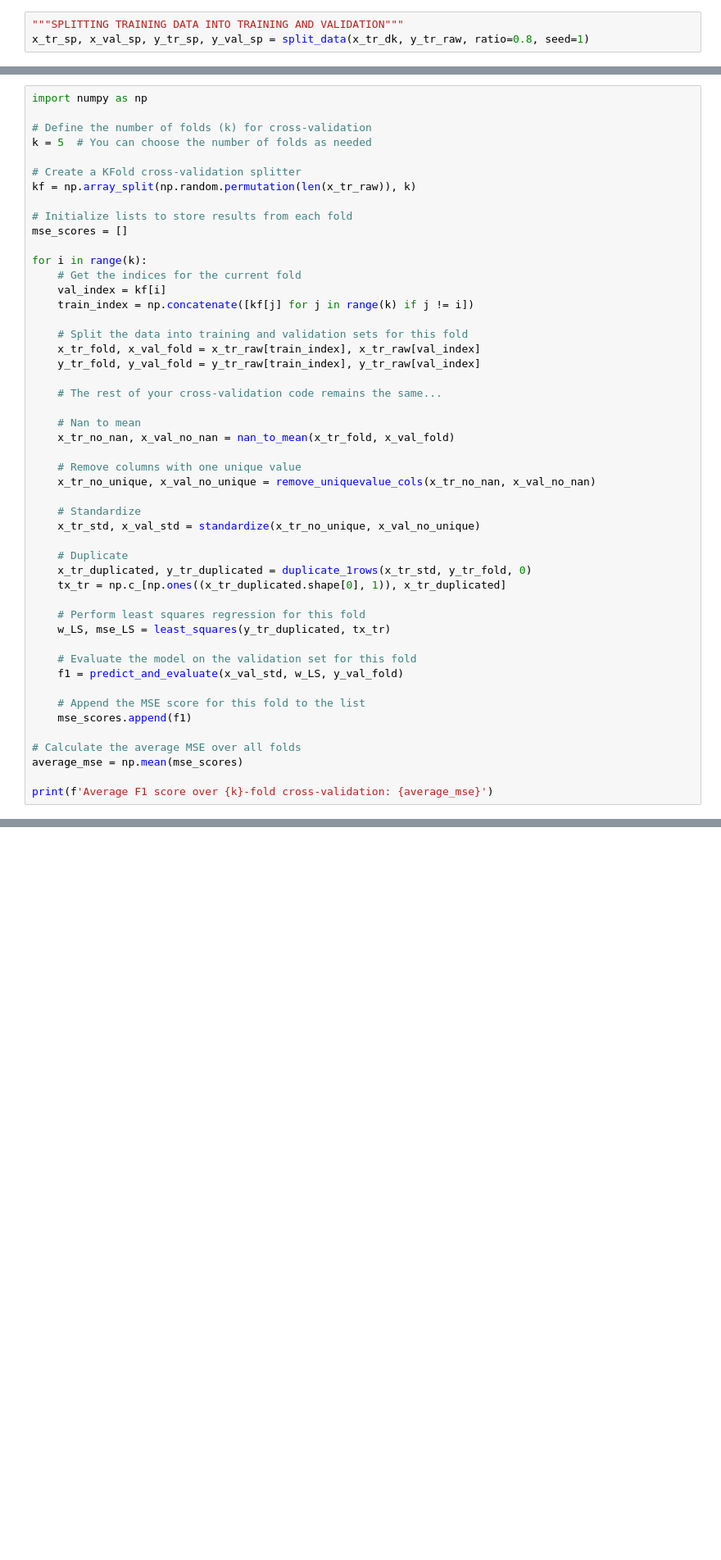
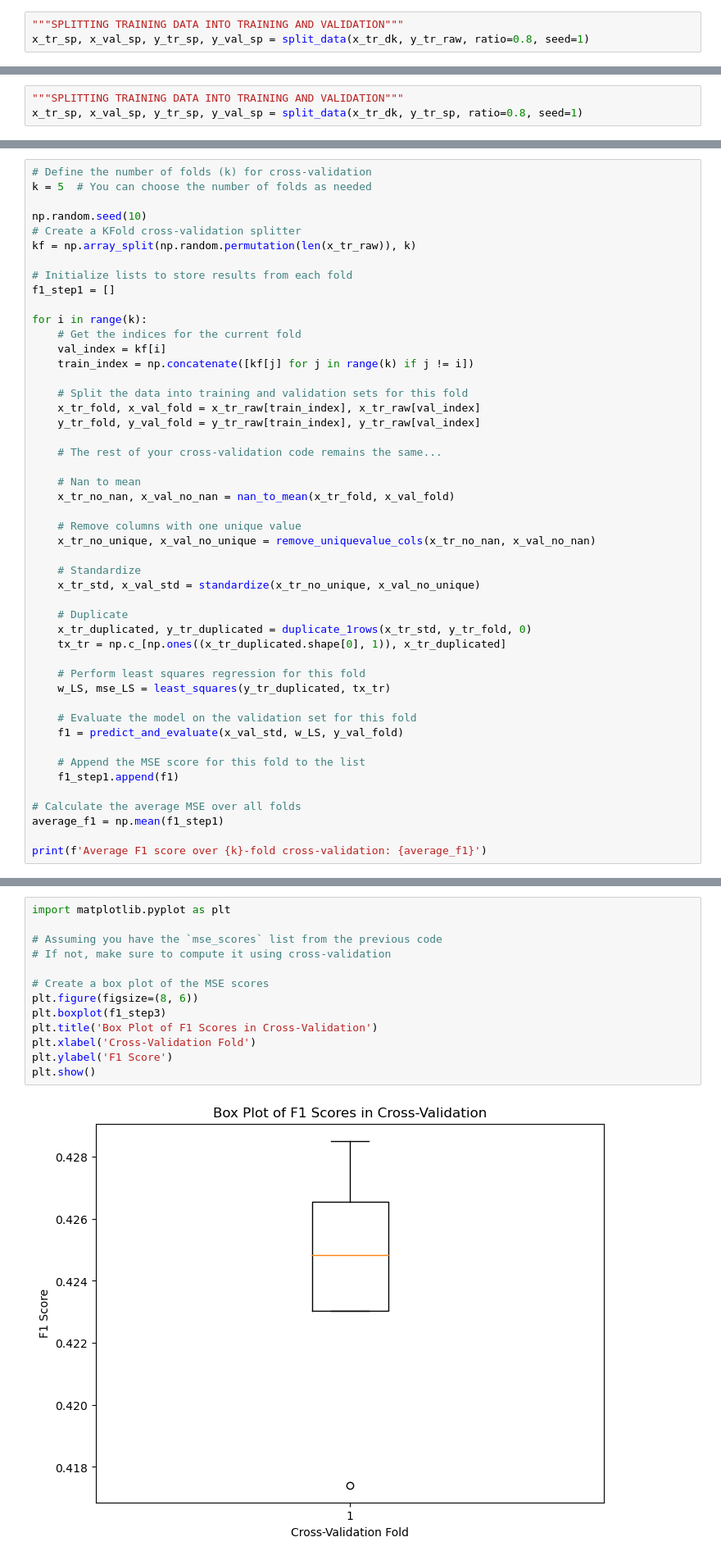
Before and after one commit to epfml/ml-project-1-apashe, a Jupyter notebook: plots.ipynb, the cells around one changed output, grey strips where cells are left out. Shown at 82% size. Drawn from its saved outputs; the diff is of its cells as text; blank space fills up the shorter version.

```diff
--- a/plots.ipynb
+++ b/plots.ipynb
@@ -29,0 +290,3 @@ x_tr_sp, x_val_sp, y_tr_sp, y_val_sp = split_data(x_tr_dk, y_tr_raw, ratio=0.8,
+# %%
+"""SPLITTING TRAINING DATA INTO TRAINING AND VALIDATION"""
+x_tr_sp, x_val_sp, y_tr_sp, y_val_sp = split_data(x_tr_dk, y_tr_sp, ratio=0.8, seed=1)
@@ -30,14 +358,13 @@ x_tr_sp, x_val_sp, y_tr_sp, y_val_sp = split_data(x_tr_dk, y_tr_raw, ratio=0.8,
 # %%
-import numpy as np
-
 # Define the number of folds (k) for cross-validation
 k = 5  # You can choose the number of folds as needed
 
+np.random.seed(10)
 # Create a KFold cross-validation splitter
 kf = np.array_split(np.random.permutation(len(x_tr_raw)), k)
 
 # Initialize lists to store results from each fold
-mse_scores = []
+f1_step1 = []
 
 for i in range(k):
     # Get the indices for the current fold
@@ -70,10 +397,10 @@ for i in range(k):
     f1 = predict_and_evaluate(x_val_std, w_LS, y_val_fold)
 
     # Append the MSE score for this fold to the list
-    mse_scores.append(f1)
+    f1_step1.append(f1)
 
 # Calculate the average MSE over all folds
-average_mse = np.mean(mse_scores)
+average_f1 = np.mean(f1_step1)
 
-print(f'Average F1 score over {k}-fold cross-validation: {average_mse}')
+print(f'Average F1 score over {k}-fold cross-validation: {average_f1}')
 # %% [output]
@@ -347,0 +572,15 @@ plt.show()
+# %%
+import matplotlib.pyplot as plt
+
+# Assuming you have the `mse_scores` list from the previous code
+# If not, make sure to compute it using cross-validation
+
+# Create a box plot of the MSE scores
+plt.figure(figsize=(8, 6))
+plt.boxplot(f1_step3)
+plt.title('Box Plot of F1 Scores in Cross-Validation')
+plt.xlabel('Cross-Validation Fold')
+plt.ylabel('F1 Score')
+plt.show()
+# %% [output]
+[figure, added]
```
Also changed, not shown: parts of 36 cells of this notebook.
